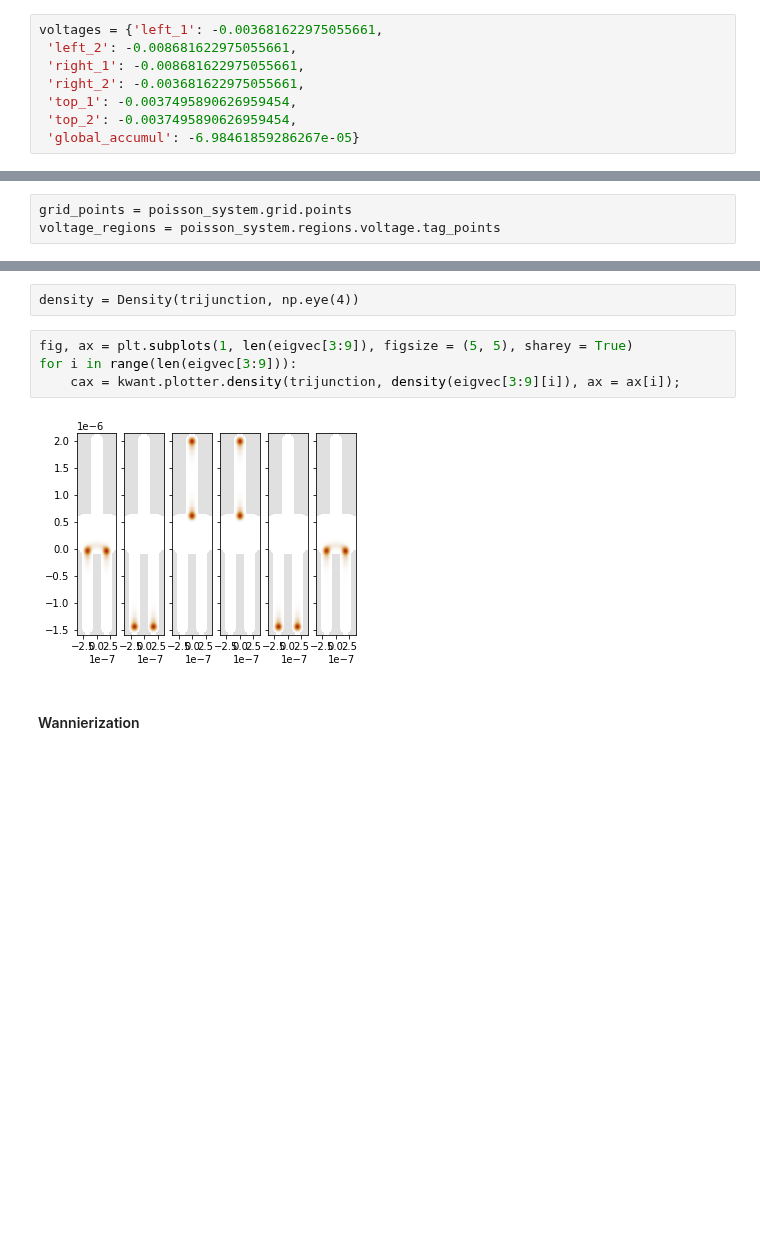
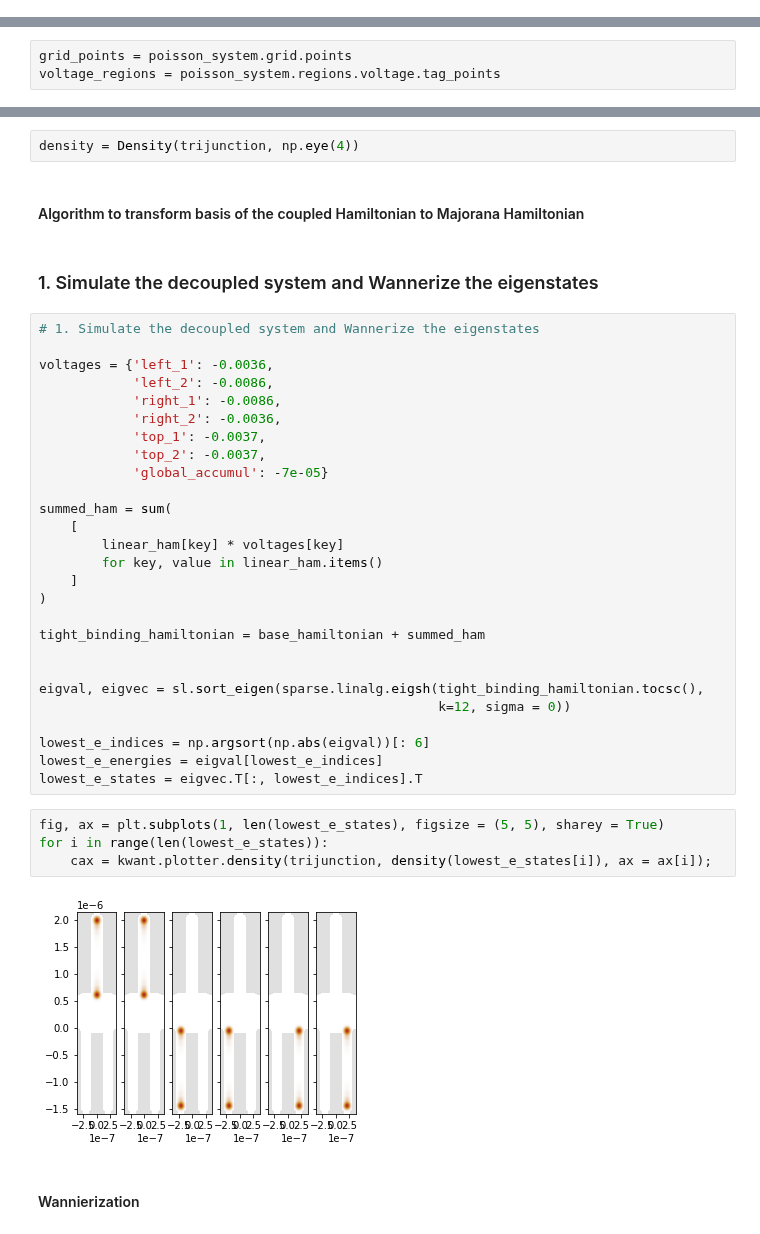
Before and after one commit to Satin21/Trijunction, a Jupyter notebook: analysis/Y.ipynb, the cells around one changed output, grey strips where cells are left out. Cells and saved outputs as stored; diff of their text form; blank space fills up the shorter version.

Commit message:
Couplings in effective Majorana basis

```diff
--- a/analysis/Y.ipynb
+++ b/analysis/Y.ipynb
@@ -800,8 +761,0 @@ voltages['global_accumul'] = x[3]
-# %%
-voltages = {'left_1': -0.003681622975055661,
- 'left_2': -0.008681622975055661,
- 'right_1': -0.008681622975055661,
- 'right_2': -0.003681622975055661,
- 'top_1': -0.0037495890626959454,
- 'top_2': -0.0037495890626959454,
- 'global_accumul': -6.98461859286267e-05}
@@ -921,11 +829,42 @@ eigvec[:3] = np.squeeze(eigvec[:3][basis_sequence])
-# %% [raw]
-density = Density(trijunction, np.eye(4))
+# %%
+density = Density(trijunction, np.eye(4))
+# %% [markdown]
+#### Algorithm to transform basis of the coupled Hamiltonian to Majorana Hamiltonian
+# %% [markdown]
+### 1. Simulate the decoupled system and Wannerize the eigenstates
+# %%
+# 1. Simulate the decoupled system and Wannerize the eigenstates
+
+voltages = {'left_1': -0.0036,
+            'left_2': -0.0086,
+            'right_1': -0.0086,
+            'right_2': -0.0036,
+            'top_1': -0.0037,
+            'top_2': -0.0037,
+            'global_accumul': -7e-05}
+
+summed_ham = sum(
+    [
+        linear_ham[key] * voltages[key]
+        for key, value in linear_ham.items()
+    ]
+)
+
+tight_binding_hamiltonian = base_hamiltonian + summed_ham
+
+
+eigval, eigvec = sl.sort_eigen(sparse.linalg.eigsh(tight_binding_hamiltonian.tocsc(),
+                                                   k=12, sigma = 0))
+
+lowest_e_indices = np.argsort(np.abs(eigval))[: 6]
+lowest_e_energies = eigval[lowest_e_indices]
+lowest_e_states = eigvec.T[:, lowest_e_indices].T
 # %%
-fig, ax = plt.subplots(1, len(eigvec[3:9]), figsize = (5, 5), sharey = True)
-for i in range(len(eigvec[3:9])):
-    cax = kwant.plotter.density(trijunction, density(eigvec[3:9][i]), ax = ax[i]);
+fig, ax = plt.subplots(1, len(lowest_e_states), figsize = (5, 5), sharey = True)
+for i in range(len(lowest_e_states)):
+    cax = kwant.plotter.density(trijunction, density(lowest_e_states[i]), ax = ax[i]);
 # %% [output]
-[figure, old version]
+[figure, new version]
 # %% [markdown]
 #### Wannierization
 # %%
```
Also changed, not shown: parts of 48 cells of this notebook, 1 other file.
